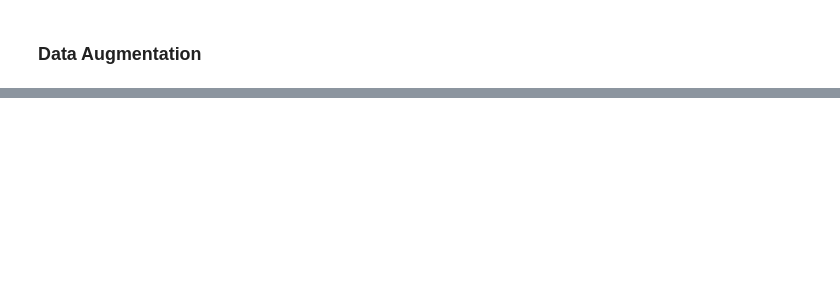
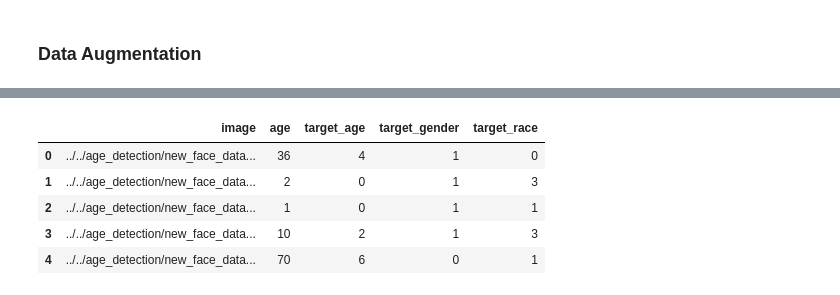
Before and after one commit to ipuneetgupta/Deep-Learning, a Jupyter notebook: FacialAnalysis/age_detection.ipynb, the cells around one changed output, grey strips where cells are left out. Cells and saved outputs as stored; diff of their text form; code cells hidden in the pictures; blank space fills up the shorter version.

```diff
--- a/FacialAnalysis/age_detection.ipynb
+++ b/FacialAnalysis/age_detection.ipynb
@@ -288,0 +354,9 @@ KeyError: 'filename'
+# %%
+train_aug_df.head(5)
+# %% [output]
+|  | image | age | target_age | target_gender | target_race |
+| 0 | ../../age_detection/new_face_data... | 36 | 4 | 1 | 0 |
+| 1 | ../../age_detection/new_face_data... | 2 | 0 | 1 | 3 |
+| 2 | ../../age_detection/new_face_data... | 1 | 0 | 1 | 1 |
+| 3 | ../../age_detection/new_face_data... | 10 | 2 | 1 | 3 |
+| 4 | ../../age_detection/new_face_data... | 70 | 6 | 0 | 1 |
```
Also changed, not shown: parts of 15 cells of this notebook, 3 other files.
